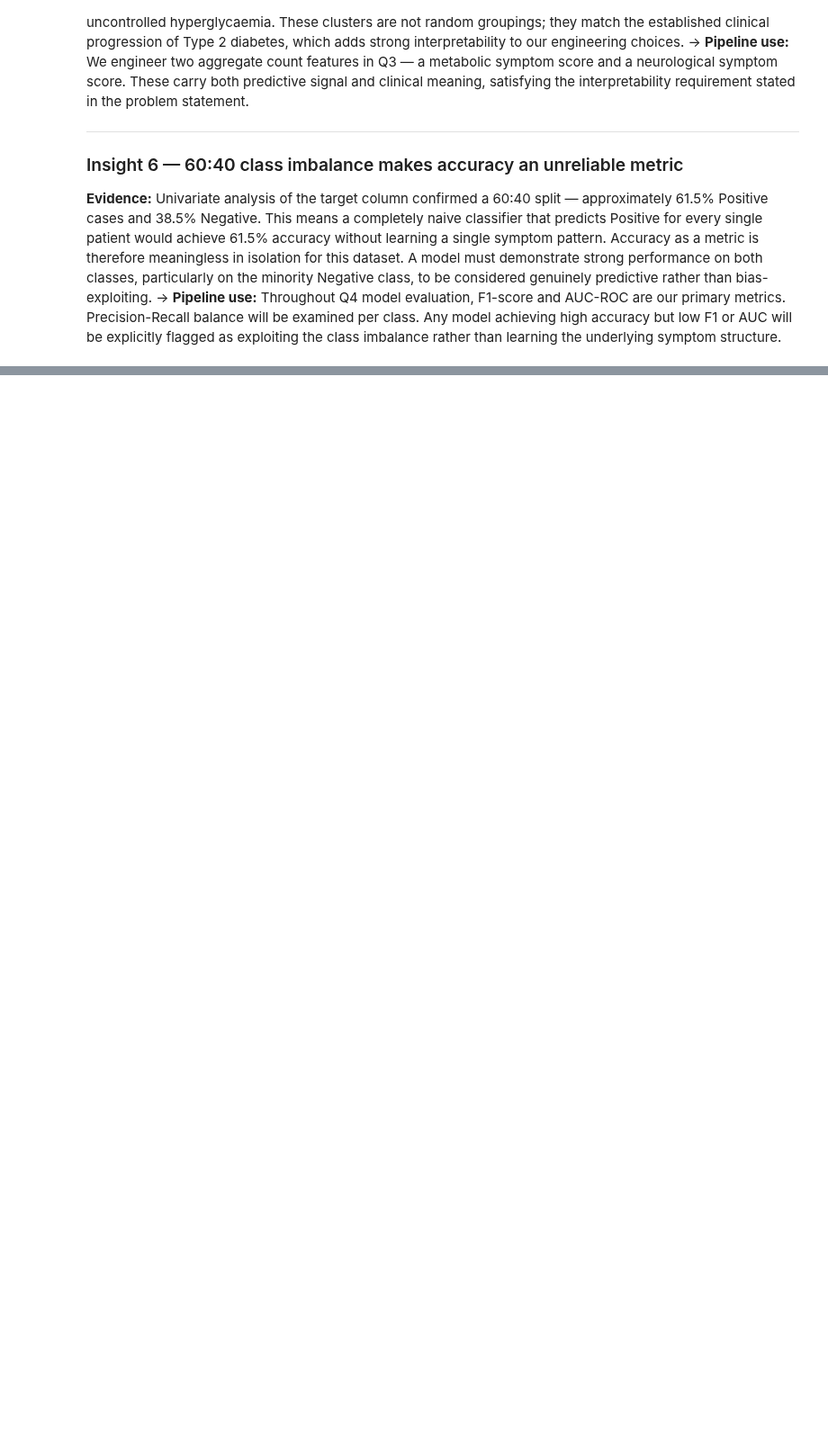
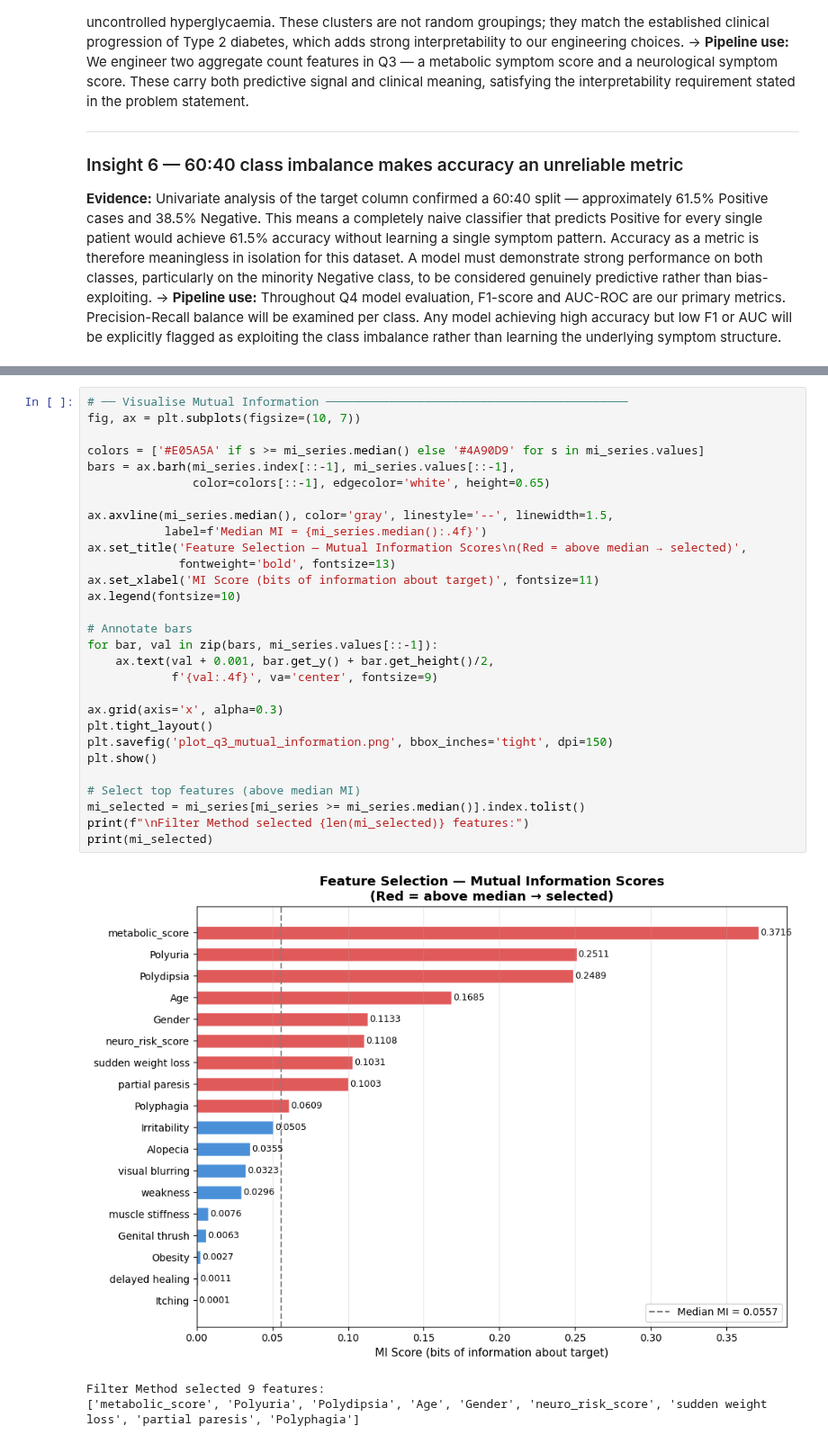
Before and after one commit to JIBIANNMATHEW-2025ag05624/ML_Assignment_1, a Jupyter notebook: assignment1.ipynb, the cells around one changed output, grey strips where cells are left out. Shown at 90% size. Saved outputs shown, nothing was run; the diff lists cells and outputs as text; blank space fills up the shorter version.

```diff
--- a/assignment1.ipynb
+++ b/assignment1.ipynb
@@ -935,0 +1368,33 @@ the underlying symptom structure.
+# %%
+# ── Visualise Mutual Information ───────────────────────────────────────────
+fig, ax = plt.subplots(figsize=(10, 7))
+
+colors = ['#E05A5A' if s >= mi_series.median() else '#4A90D9' for s in mi_series.values]
+bars = ax.barh(mi_series.index[::-1], mi_series.values[::-1],
+               color=colors[::-1], edgecolor='white', height=0.65)
+
+ax.axvline(mi_series.median(), color='gray', linestyle='--', linewidth=1.5,
+           label=f'Median MI = {mi_series.median():.4f}')
+ax.set_title('Feature Selection — Mutual Information Scores\n(Red = above median → selected)',
+             fontweight='bold', fontsize=13)
+ax.set_xlabel('MI Score (bits of information about target)', fontsize=11)
+ax.legend(fontsize=10)
+
+# Annotate bars
+for bar, val in zip(bars, mi_series.values[::-1]):
+    ax.text(val + 0.001, bar.get_y() + bar.get_height()/2,
+            f'{val:.4f}', va='center', fontsize=9)
+
+ax.grid(axis='x', alpha=0.3)
+plt.tight_layout()
+plt.savefig('plot_q3_mutual_information.png', bbox_inches='tight', dpi=150)
+plt.show()
+
+# Select top features (above median MI)
+mi_selected = mi_series[mi_series >= mi_series.median()].index.tolist()
+print(f"\nFilter Method selected {len(mi_selected)} features:")
+print(mi_selected)
+# %% [output]
+[figure, added]
+Filter Method selected 9 features:
+['metabolic_score', 'Polyuria', 'Polydipsia', 'Age', 'Gender', 'neuro_risk_score', 'sudden weight loss', 'partial paresis', 'Polyphagia']
```
Also changed, not shown: parts of 25 cells of this notebook.
